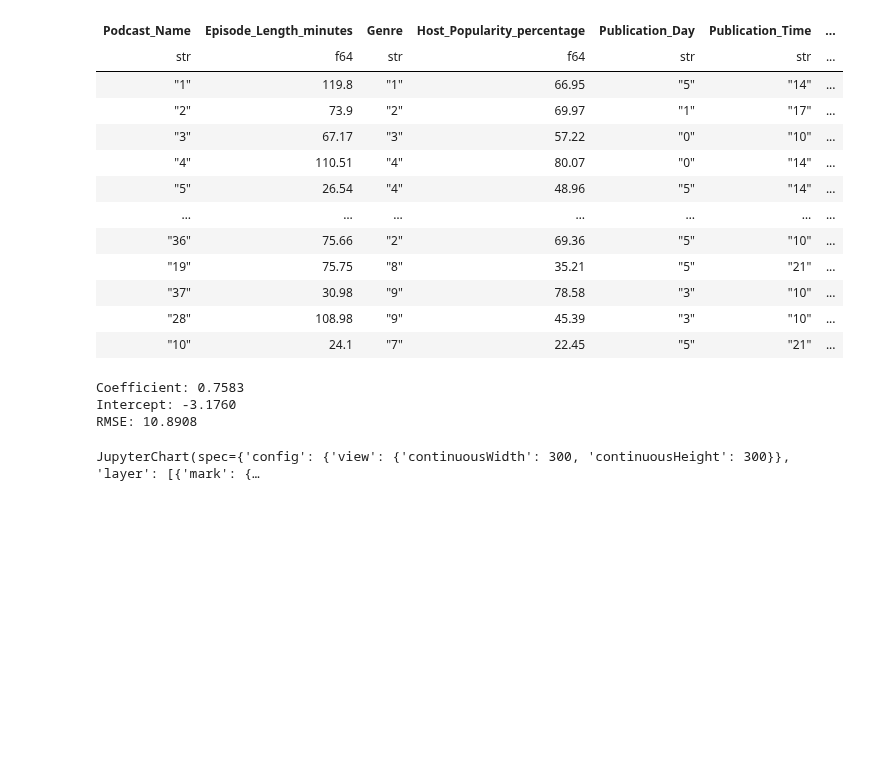
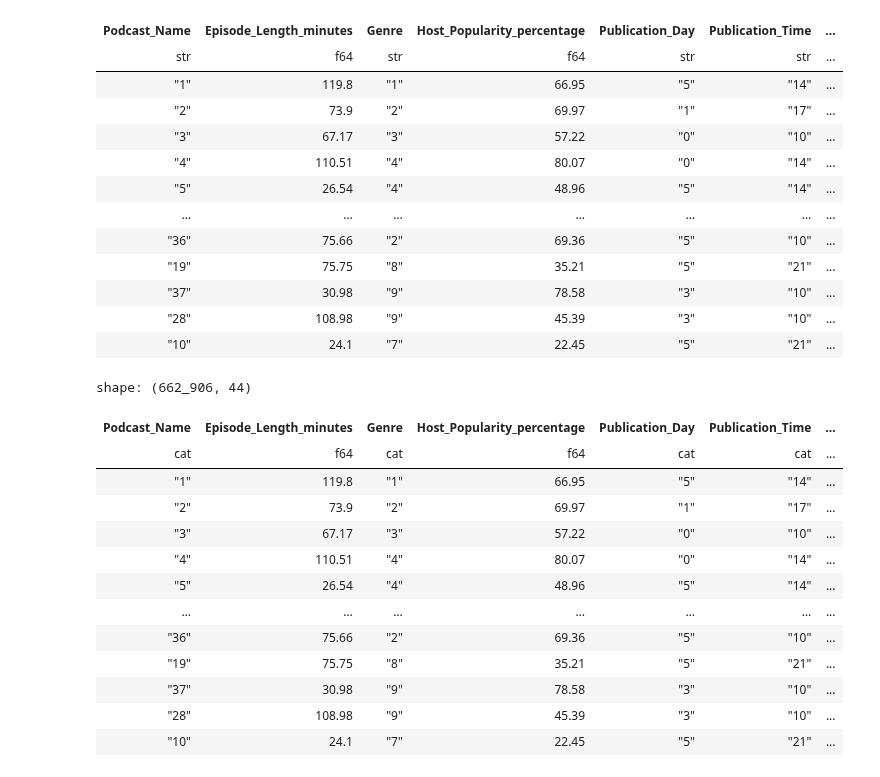
Before and after one commit to masaishi/kaggle-s5e4-6th-solution, a Jupyter notebook: notebooks/eda_feature_eng.ipynb, the cells around one changed output. Saved outputs shown, nothing was run; the diff lists cells and outputs as text; code cells hidden in the pictures; blank space fills up the shorter version.

```diff
--- a/notebooks/eda_feature_eng.ipynb
+++ b/notebooks/eda_feature_eng.ipynb
@@ -144,7 +123,72 @@ df_train.select(
-# %%
-plot_linear_regression(df_train)
-# %% [output]
-Coefficient: 0.7583
-Intercept: -3.1760
-RMSE: 10.8908
-JupyterChart(spec={'config': {'view': {'continuousWidth': 300, 'continuousHeight': 300}}, 'layer': [{'mark': {…
+# %%
+pl_i_type = pl.Int32
+pl_f_type = pl.Float32
+
+def feature_eng(df: pl.DataFrame, df_train: pl.DataFrame) -> pl.DataFrame:
+    global selected
+    # Cyclical features for day and time
+    df = df.with_columns(
+        # Day features
+        pl.col("Publication_Day").cast(pl_f_type).mul(2 * np.pi / 7).sin().alias("Day_sin"),
+        pl.col("Publication_Day").cast(pl_f_type).mul(2 * np.pi / 7).cos().alias("Day_cos"),
+        pl.col("Publication_Day").cast(pl_f_type).mul(4 * np.pi / 7).sin().alias("Day_sin2"),
+        pl.col("Publication_Day").cast(pl_f_type).mul(4 * np.pi / 7).cos().alias("Day_cos2"),
+        # Time features
+        pl.col("Publication_Time").cast(pl_f_type).mul(2 * np.pi / 4).sin().alias("Time_sin"),
+        pl.col("Publication_Time").cast(pl_f_type).mul(2 * np.pi / 4).cos().alias("Time_cos"),
+        pl.col("Publication_Time").cast(pl_f_type).mul(4 * np.pi / 24).sin().alias("Time_sin2"),
+        pl.col("Publication_Time").cast(pl_f_type).mul(4 * np.pi / 24).cos().alias("Time_cos2"),
+        # Ratio features
+        (pl.col("Episode_Length_minutes") / (pl.col("Number_of_Ads") + 1)).fill_null(0).alias("Length_per_Ads"),
+        (pl.col("Episode_Length_minutes") / (pl.col("Host_Popularity_percentage") + 1)).fill_null(0).alias("Length_per_Host"),
+        (pl.col("Episode_Length_minutes") / (pl.col("Guest_Popularity_percentage") + 1)).fill_null(0).alias("Length_per_Guest"),
+        # Sentiment features
+        (pl.col("Episode_Sentiment") == "2").cast(pl.Int8).alias("Is_Positive_Sentiment"),
+        pl.when(pl.col("Episode_Sentiment") == "2").then(0.75).otherwise(0.717).cast(pl_f_type).alias("Sentiment_Multiplier"),
+        # Squared features
+        (pl.col("Episode_Length_minutes") ** 2).alias("Episode_Length_squared"),
+        (pl.col("Episode_Length_minutes") ** 3).alias("Episode_Length_squared2"),
+    )
+
+    # Round loops
+    transforms = []
+    # # Episode length features
+    #     pl.col("Episode_Length_minutes").floor().alias("ELen_Int"),
+    #     (pl.col("Episode_Length_minutes") - pl.col("Episode_Length_minutes").floor()).alias("ELen_Dec"),
+    #     pl.col("Host_Popularity_percentage").floor().alias("HPperc_Int"),
+    #     (pl.col("Host_Popularity_percentage") - pl.col("Host_Popularity_percentage").floor()).alias("HPperc_Dec"),
+    for col in ["Episode_Length_minutes", "Host_Popularity_percentage"]:
+        for roun_num in [0, 1, 2]:
+            transforms.append(pl.col(col).round(roun_num).alias(f"{col}_round_{roun_num}"))
+            transforms.append((pl.col(col) - pl.col(col).round(roun_num)).floor().alias(f"{col}_round_{roun_num}_Int"))
+
+    df = df.with_columns(transforms)
+
+    df = df.with_columns(
+        (np.sin(2 * np.pi * pl.col("Episode_Num") / 100)).alias("Long_Term_Cycle_Sin"),
+        (np.cos(2 * np.pi * pl.col("Episode_Num") / 100)).alias("Long_Term_Cycle_Cos"),
+        (pl.col("Episode_Length_minutes") * pl.col("Sentiment_Multiplier")).alias("Expected_Listening_Time_Sentiment"),
+    )
+
+    # Convert columns to categorical
+    for col in ["Podcast_Name", "Genre", "Publication_Day", "Publication_Time", "Episode_Sentiment", "Episode_Num"]:
+        df = df.with_columns(pl.col(col).cast(pl.Utf8).cast(pl.Categorical))
+
+    return df
+
+feature_eng(df_train, df_train)
+# %% [output]
+shape: (662_906, 44)
+| Podcast_Name | Episode_Length_minutes | Genre | Host_Popularity_percentage | Publication_Day | Publication_Time | ... |
+| cat | f64 | cat | f64 | cat | cat | ... |
+| "1" | 119.8 | "1" | 66.95 | "5" | "14" | ... |
+| "2" | 73.9 | "2" | 69.97 | "1" | "17" | ... |
+| "3" | 67.17 | "3" | 57.22 | "0" | "10" | ... |
+| "4" | 110.51 | "4" | 80.07 | "0" | "14" | ... |
+| "5" | 26.54 | "4" | 48.96 | "5" | "14" | ... |
+| … | … | … | … | … | … | ... |
+| "36" | 75.66 | "2" | 69.36 | "5" | "10" | ... |
+| "19" | 75.75 | "8" | 35.21 | "5" | "21" | ... |
+| "37" | 30.98 | "9" | 78.58 | "3" | "10" | ... |
+| "28" | 108.98 | "9" | 45.39 | "3" | "10" | ... |
+| "10" | 24.1 | "7" | 22.45 | "5" | "21" | ... |
```
Also changed, not shown: parts of 11 cells of this notebook, 1 other file.
